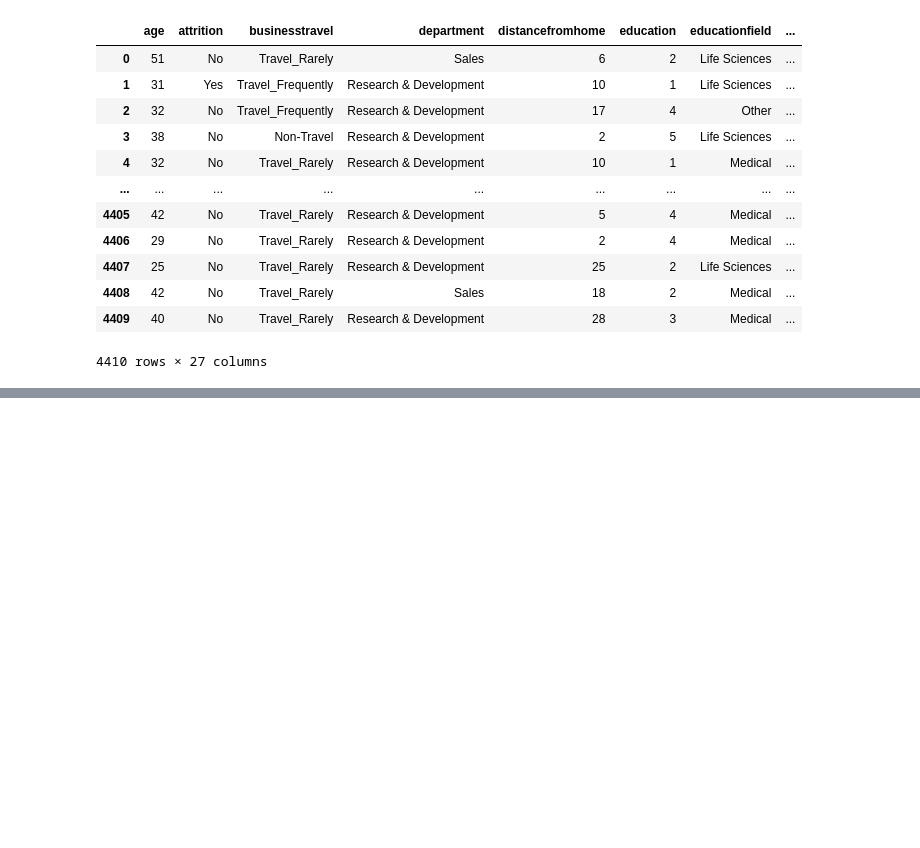
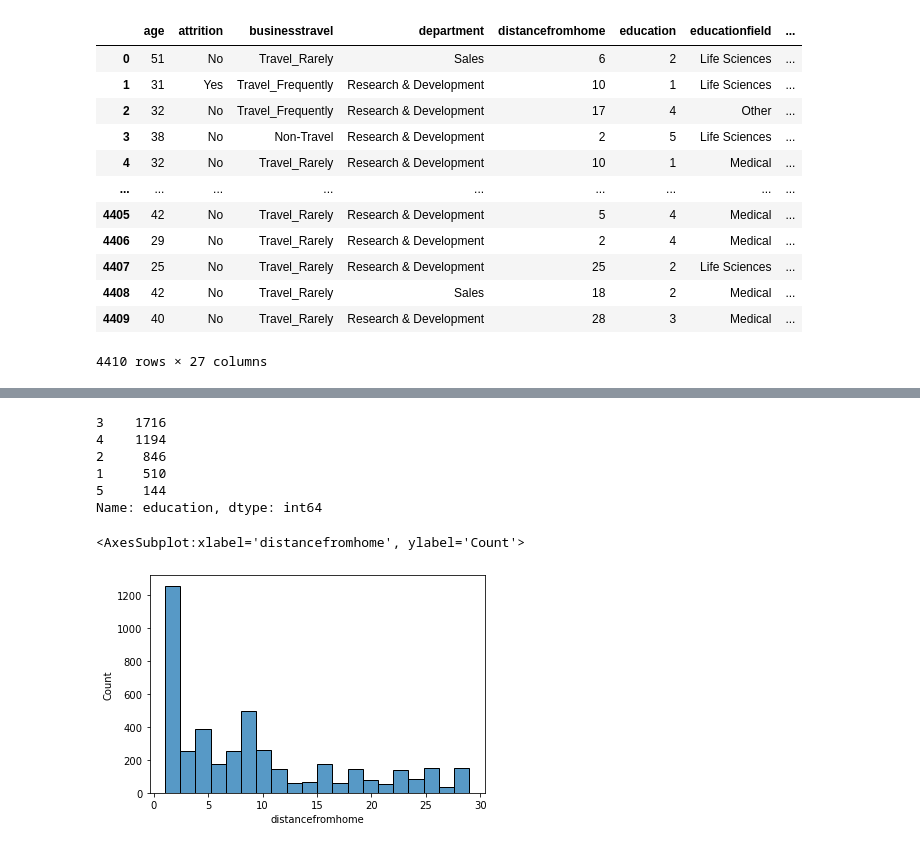
Before and after one commit to aparrarozo/Project_HR, a Jupyter notebook: HR analytics.ipynb, the cells around one changed output, grey strips where cells are left out. Drawn from its saved outputs; the diff is of its cells as text; code cells hidden in the pictures; blank space fills up the shorter version.

Commit message:
data distribution

```diff
--- a/HR analytics.ipynb
+++ b/HR analytics.ipynb
@@ -60,7 +64,7 @@ jobsatisfaction            20
 worklifebalance            38
 dtype: int64
 # %%
-general= pd.read_csv('general_data.csv')
+general= pd.read_csv('Data/general_data.csv')
 general
 general.columns= general.columns.str.lower()
 general
@@ -88,7 +92,7 @@ general["over18"].value_counts()
 Y    4410
 Name: over18, dtype: int64
 # %%
-manager= pd.read_csv('manager_survey_data.csv')
+manager= pd.read_csv('Data/manager_survey_data.csv')
 manager.columns= manager.columns.str.lower()
 # %%
 general["over18"].unique()
@@ -347,5 +353,5 @@ general
 # %%
-in_time= pd.read_csv('in_time.csv')
+in_time= pd.read_csv('Data/in_time.csv')
 in_time.head()
 # %% [output]
 |  | Unnamed: 0 | 2015-01-01 | 2015-01-02 | 2015-01-05 | 2015-01-06 | 2015-01-07 | 2015-01-08 | 2015-01-09 | ... |
@@ -355,7 +361,7 @@ in_time.head()
 | 3 | 4 | NaN | 2015-01-02 10:05:06 | 2015-01-05 09:56:32 | 2015-01-06 10:11:07 | 2015-01-07 09:37:30 | 2015-01-08 10:02:08 | 2015-01-09 10:08:12 | ... |
 | 4 | 5 | NaN | 2015-01-02 10:28:17 | 2015-01-05 09:49:58 | 2015-01-06 09:45:28 | 2015-01-07 09:49:37 | 2015-01-08 10:19:44 | 2015-01-09 10:00:50 | ... |
 # %%
-out_time = pd.read_csv('out_time.csv')
+out_time = pd.read_csv('Data/out_time.csv')
 out_time.head()
 # %% [output]
 |  | Unnamed: 0 | 2015-01-01 | 2015-01-02 | 2015-01-05 | 2015-01-06 | 2015-01-07 | 2015-01-08 | 2015-01-09 | ... |
@@ -571,0 +614,14 @@ general.to_csv('general_hr_data.csv')
+# %%
+general['education'].value_counts()
+# %% [output]
+3    1716
+4    1194
+2     846
+1     510
+5     144
+Name: education, dtype: int64
+# %%
+sns.histplot(general['distancefromhome'])
+# %% [output]
+<AxesSubplot:xlabel='distancefromhome', ylabel='Count'>
+[figure, added]
```
Also changed, not shown: parts of 33 cells of this notebook.
